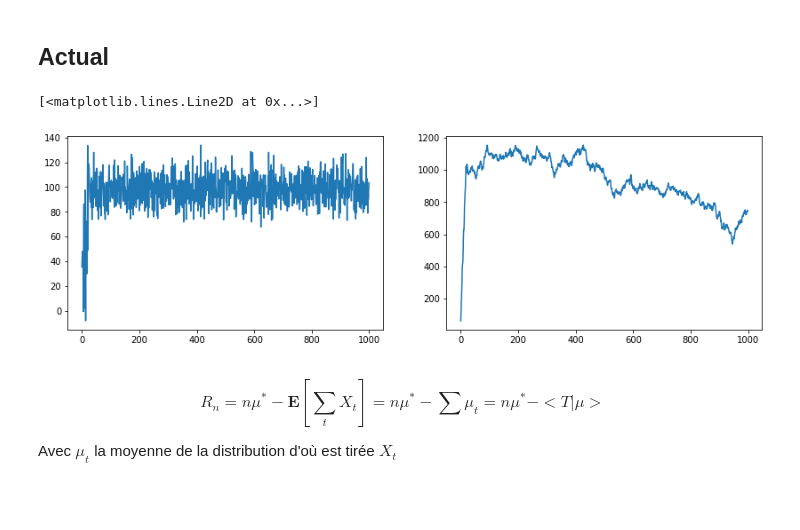
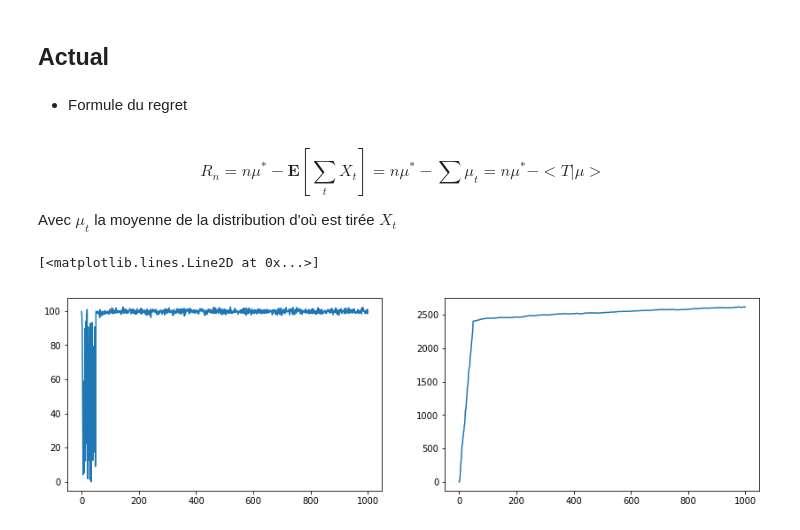
Before and after one commit to hassan-el-mansouri-khoudari/linear-bandits-movie-recommender, a Jupyter notebook: ucb_notebook.ipynb, the cells around one changed output. Saved outputs shown, nothing was run; the diff lists cells and outputs as text; code cells hidden in the pictures; blank space fills up the shorter version.

Commit message:
Moyenne sur N iterations et Vis arms

```diff
--- a/ucb_notebook.ipynb
+++ b/ucb_notebook.ipynb
@@ -47,6 +47,14 @@ import matplotlib.pyplot as plt
 [figure]
 # %% [markdown]
 ## Actual
+# %% [markdown]
+* Formule du regret
+# %% [markdown]
+$$
+R_n = n \mu^{*} -  \mathbf{E}\left[\sum_t X_t \right] = n \mu^{*} - \sum \mu_t = n \mu^{*} - < T| \mu >
+$$
+
+Avec $\mu_t$ la moyenne de la distribution d'où est tirée $X_t$
 # %%
 def UCB(i, delta, mu, T):
     if T[i] == 0:
@@ -75,34 +83,36 @@ def UCB_tot(n, delta, k, means, std):
         arms_mat[t, A[t]] = X[t] ##On stock la valeur de la réalisation dans une matrice
         mu[A[t]] = 1/T[A[t]] * sum(arms_mat[:, A[t]]) ##On update la moyenne empirique
         Rn[t] = (t+1)*mu_star - T@mu ##On calcul le regret à l'instant t
-    return X, Rn
+    return X, Rn, A, mu
 # %%
 n = 1000
 delta = 1/(n**2)
 
 #Total number of arms
-k = 20
+k = 50
 
 means = [100*np.random.rand() for i in range(k)]
-std = [20*np.random.rand() for i in range(k)]
+std = [5*np.random.rand() for i in range(k)]
 
 #Return reward of arm i
 def launch_arm(i):
-    ## La distribution doit être 1 sub-gaaussian
+    ## La distribution doit être 1 sub-ussian
     return np.random.normal(means[i],std[i])
 
-X_t, Rn = UCB_tot(n, delta, k, means, std)
+#on calcule la moyenne des résultats sur max_ite tentatives
+max_ite = 10
+X_t_mean = np.zeros((max_ite,n))
+Rn_mean = np.zeros((max_ite,n))
+for ite in range(max_ite):
+    X_t, Rn, arms, mu= UCB_tot(n, delta, k, means, std)
+    X_t_mean[ite] = X_t
+    Rn_mean[ite] = Rn
+
 plt.figure(figsize=(14, 4))
 plt.subplot(1,2,1)
-plt.plot(X_t)
+plt.plot(np.sum(X_t_mean,axis=0)/max_ite)
 plt.subplot(1,2,2)
-plt.plot(Rn)
+plt.plot(np.sum(Rn_mean,axis=0)/max_ite)
 # %% [output]
 [<matplotlib.lines.Line2D at 0x...>]
-[figure, old version]
+[figure, new version]
-# %% [markdown]
-$$
-R_n = n \mu^{*} -  \mathbf{E}\left[\sum_t X_t \right] = n \mu^{*} - \sum \mu_t = n \mu^{*} - < T| \mu >
-$$
-
-Avec $\mu_t$ la moyenne de la distribution d'où est tirée $X_t$
```
Also changed, not shown: parts of 2 cells of this notebook.
